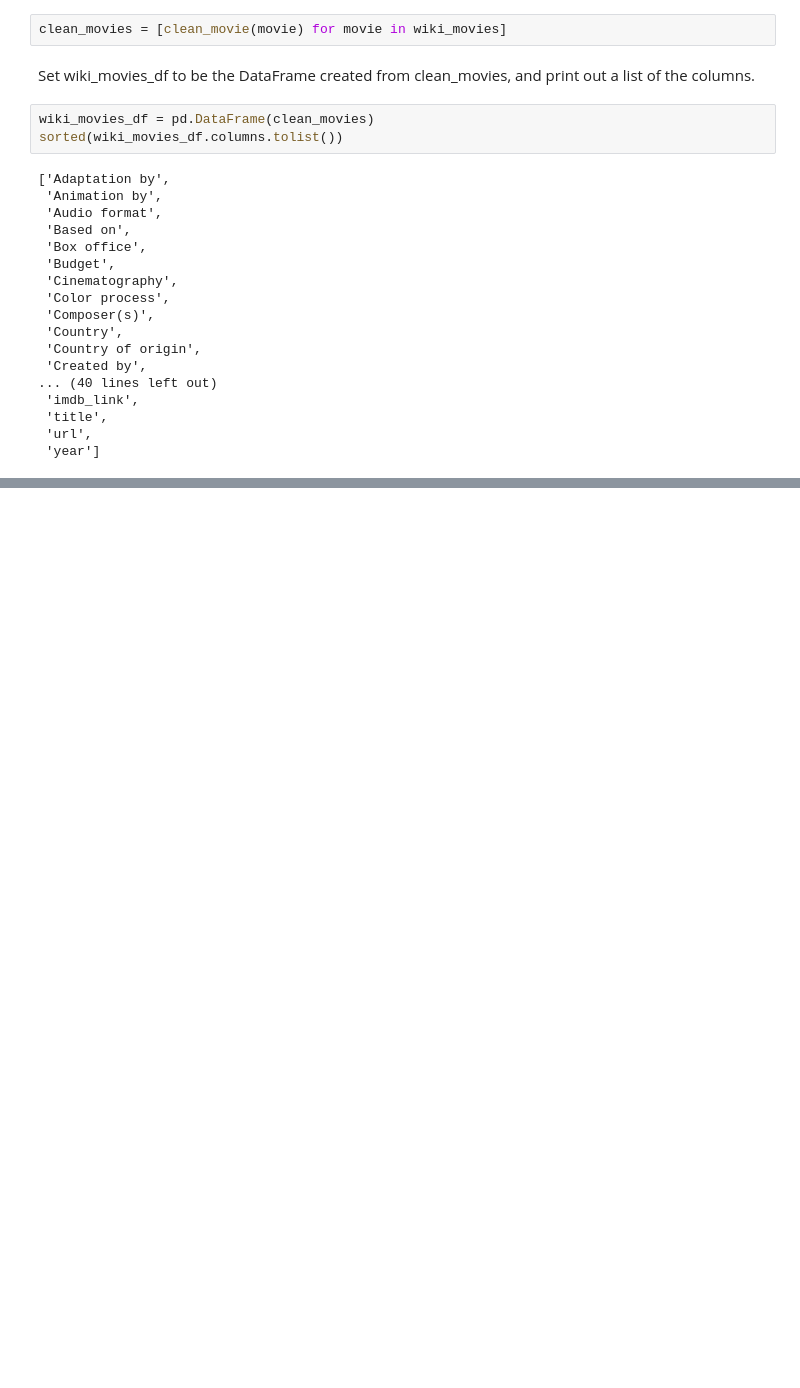
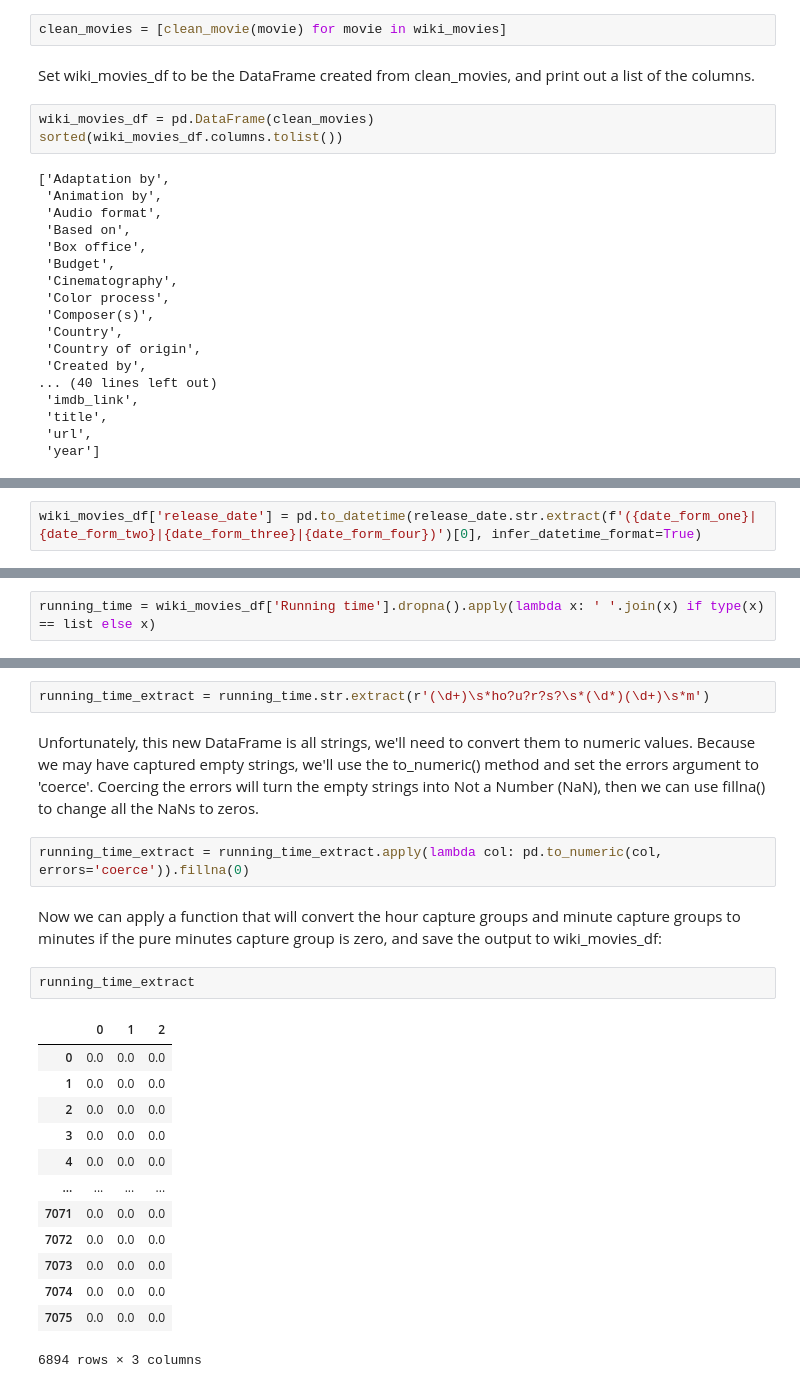
Before and after one commit to andrealynn8201/Movies_ETL, a Jupyter notebook: Extract_Transform_Load.ipynb, the cells around one changed output, grey strips where cells are left out. Drawn from its saved outputs; the diff is of its cells as text; blank space fills up the shorter version.

```diff
--- a/Extract_Transform_Load.ipynb
+++ b/Extract_Transform_Load.ipynb
@@ -697,0 +1551,2 @@ sorted(wiki_movies_df.columns.tolist())
+# %%
+wiki_movies_df['release_date'] = pd.to_datetime(release_date.str.extract(f'({date_form_one}|{date_form_two}|{date_form_three}|{date_form_four})')[0], infer_datetime_format=True)
@@ -697,0 +1556,2 @@ sorted(wiki_movies_df.columns.tolist())
+# %%
+running_time = wiki_movies_df['Running time'].dropna().apply(lambda x: ' '.join(x) if type(x) == list else x)
@@ -697,0 +1628,24 @@ sorted(wiki_movies_df.columns.tolist())
+# %%
+running_time_extract = running_time.str.extract(r'(\d+)\s*ho?u?r?s?\s*(\d*)(\d+)\s*m')
+# %% [markdown]
+Unfortunately, this new DataFrame is all strings, we'll need to convert them to numeric values. Because we may have captured empty strings, we'll use the to_numeric() method and set the errors argument to 'coerce'. Coercing the errors will turn the empty strings into Not a Number (NaN), then we can use fillna() to change all the NaNs to zeros.
+# %%
+running_time_extract = running_time_extract.apply(lambda col: pd.to_numeric(col, errors='coerce')).fillna(0)
+# %% [markdown]
+Now we can apply a function that will convert the hour capture groups and minute capture groups to minutes if the pure minutes capture group is zero, and save the output to wiki_movies_df:
+# %%
+running_time_extract
+# %% [output]
+|  | 0 | 1 | 2 |
+| 0 | 0.0 | 0.0 | 0.0 |
+| 1 | 0.0 | 0.0 | 0.0 |
+| 2 | 0.0 | 0.0 | 0.0 |
+| 3 | 0.0 | 0.0 | 0.0 |
+| 4 | 0.0 | 0.0 | 0.0 |
+| ... | ... | ... | ... |
+| 7071 | 0.0 | 0.0 | 0.0 |
+| 7072 | 0.0 | 0.0 | 0.0 |
+| 7073 | 0.0 | 0.0 | 0.0 |
+| 7074 | 0.0 | 0.0 | 0.0 |
+| 7075 | 0.0 | 0.0 | 0.0 |
+6894 rows × 3 columns
```
Also changed, not shown: parts of 105 cells of this notebook.
